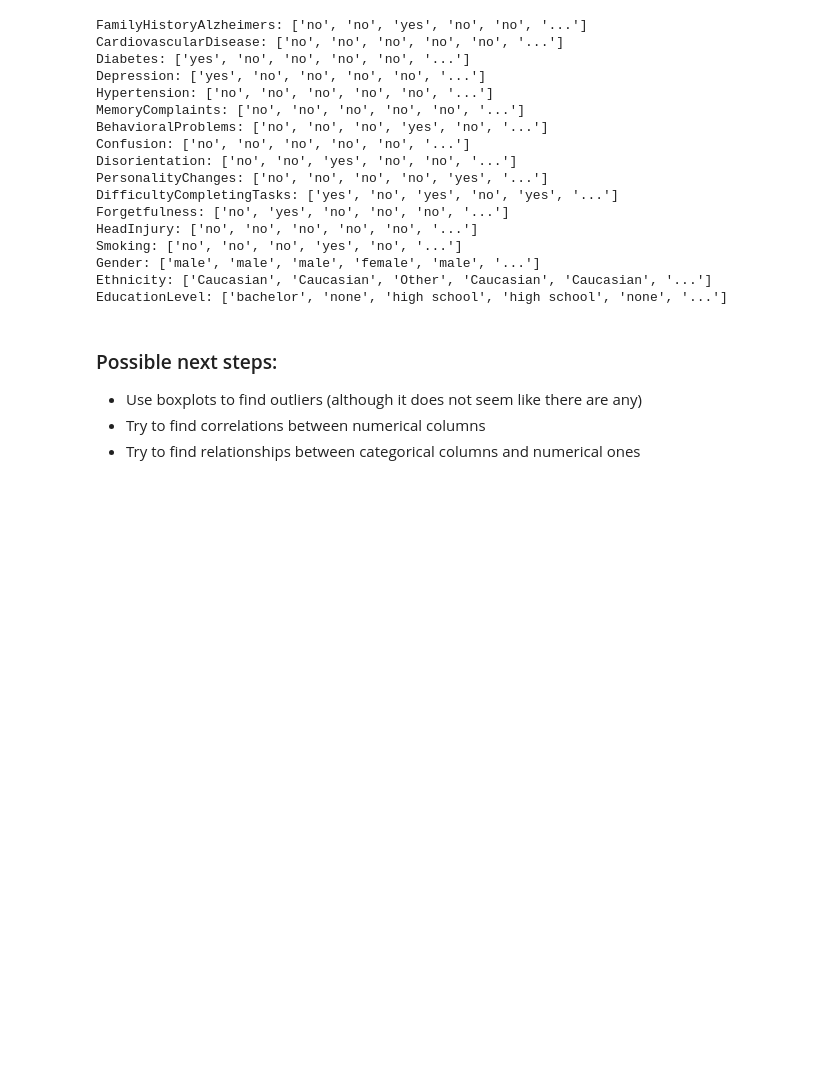
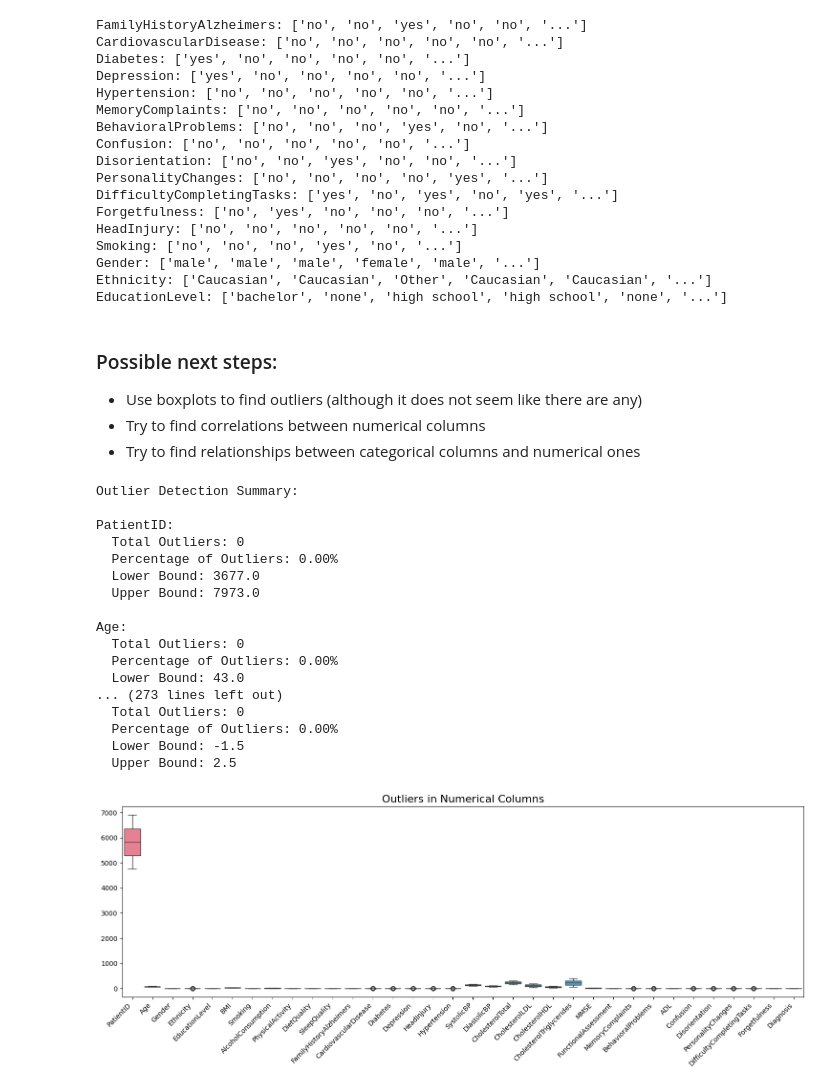
Before and after one commit to niconap/sda-project, a Jupyter notebook: visualisations.ipynb, the cells around one changed output. Cells and saved outputs as stored; diff of their text form; code cells hidden in the pictures; blank space fills up the shorter version.

```diff
--- a/visualisations.ipynb
+++ b/visualisations.ipynb
@@ -217,0 +295,23 @@ EducationLevel: ['bachelor', 'none', 'high school', 'high school', 'none', '...'
+# %%
+outliers = detect_outliers(data)
+print_outlier_summary(outliers)
+visualize_outliers(data, outliers)
+# %% [output]
+Outlier Detection Summary:
+
+PatientID:
+  Total Outliers: 0
+  Percentage of Outliers: 0.00%
+  Lower Bound: 3677.0
+  Upper Bound: 7973.0
+
+Age:
+  Total Outliers: 0
+  Percentage of Outliers: 0.00%
+  Lower Bound: 43.0
+... (273 lines left out)
+  Total Outliers: 0
+  Percentage of Outliers: 0.00%
+  Lower Bound: -1.5
+  Upper Bound: 2.5
+[figure, added]
```
Also changed, not shown: parts of 2 cells of this notebook.
